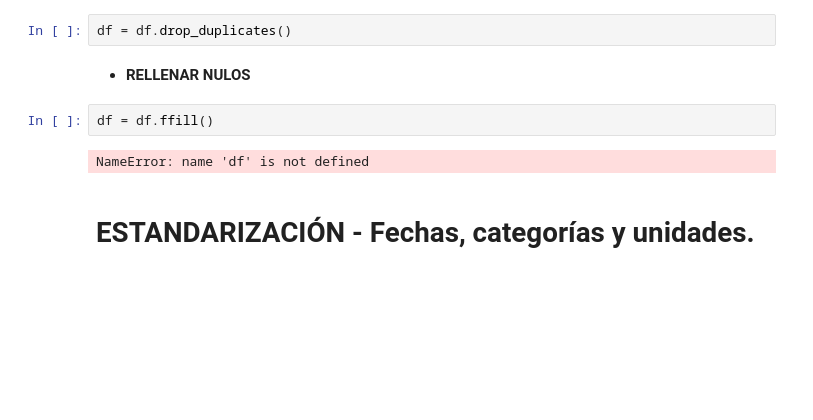
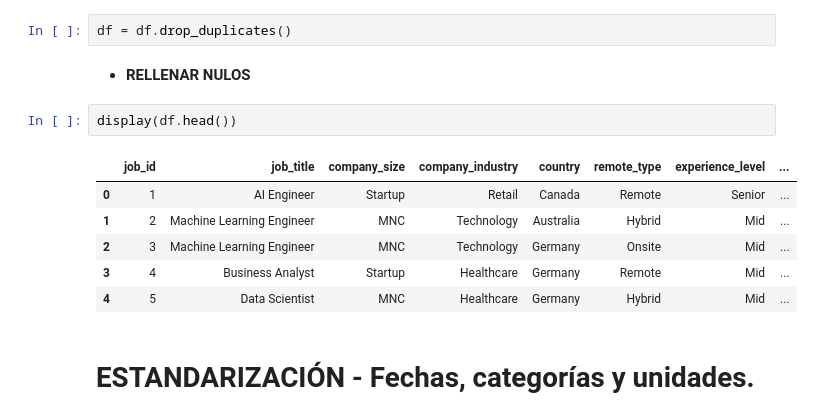
Before and after one commit to carolinaabertinat/CURSOHERRAMIENTASCAROLINABERTINAT, a Jupyter notebook: TP_FINAL_CAROLINA_BERTINAT.ipynb, the cells around one changed output. Saved outputs shown, nothing was run; the diff lists cells and outputs as text; blank space fills up the shorter version.

```diff
--- a/TP_FINAL_CAROLINA_BERTINAT.ipynb
+++ b/TP_FINAL_CAROLINA_BERTINAT.ipynb
@@ -82,9 +119,14 @@ df.duplicated().sum()
 df = df.drop_duplicates()
 # %% [markdown]
 - **RELLENAR NULOS**
-# %%
-df = df.ffill()
-# %% [output]
-NameError: name 'df' is not defined
+# %%
+display(df.head())
+# %% [output]
+|  | job_id | job_title | company_size | company_industry | country | remote_type | experience_level | ... |
+| 0 | 1 | AI Engineer | Startup | Retail | Canada | Remote | Senior | ... |
+| 1 | 2 | Machine Learning Engineer | MNC | Technology | Australia | Hybrid | Mid | ... |
+| 2 | 3 | Machine Learning Engineer | MNC | Technology | Germany | Onsite | Mid | ... |
+| 3 | 4 | Business Analyst | Startup | Healthcare | Germany | Remote | Mid | ... |
+| 4 | 5 | Data Scientist | MNC | Healthcare | Germany | Hybrid | Mid | ... |
 # %% [markdown]
 # ESTANDARIZACIÓN - Fechas, categorías y unidades.
```
Also changed, not shown: parts of 4 cells of this notebook.
